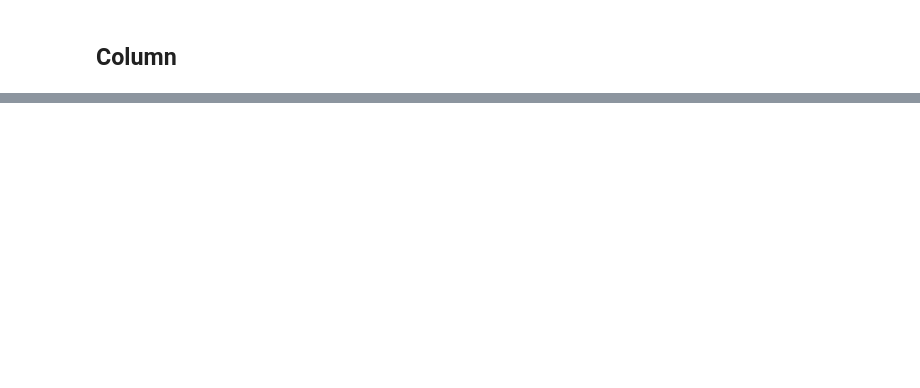
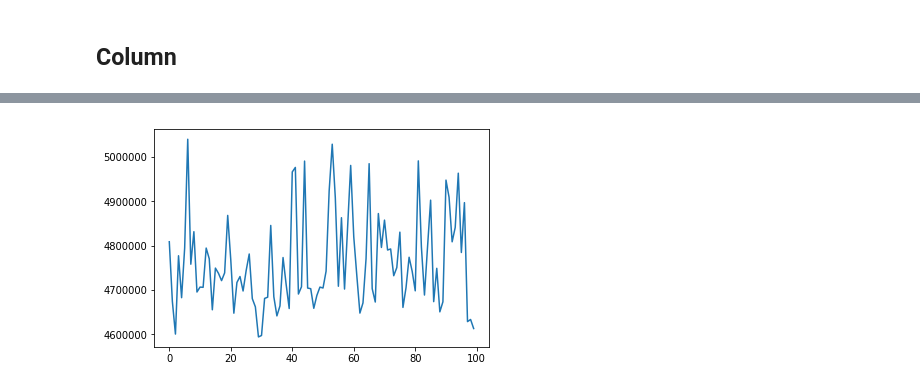
Before and after one commit to Osslack/HANA_SSBM, a Jupyter notebook: src/analyser/Analysis-SSBM-HANA.ipynb, the cells around one changed output, grey strips where cells are left out. Cells and saved outputs as stored; diff of their text form; code cells hidden in the pictures; blank space fills up the shorter version.

```diff
--- a/src/analyser/Analysis-SSBM-HANA.ipynb
+++ b/src/analyser/Analysis-SSBM-HANA.ipynb
@@ -73,0 +160,6 @@ plt.show()
+# %%
+benchmark = analyser.get_row_benchmark()
+plt.plot(benchmark.get_times())
+plt.show()
+# %% [output]
+[figure, added]
```
Also changed, not shown: parts of 7 cells of this notebook, 2 other files.
